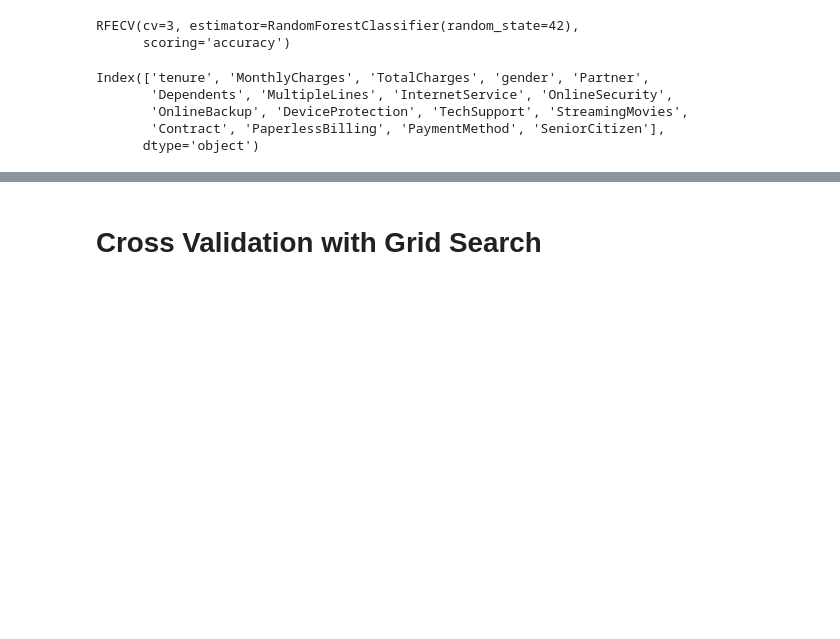
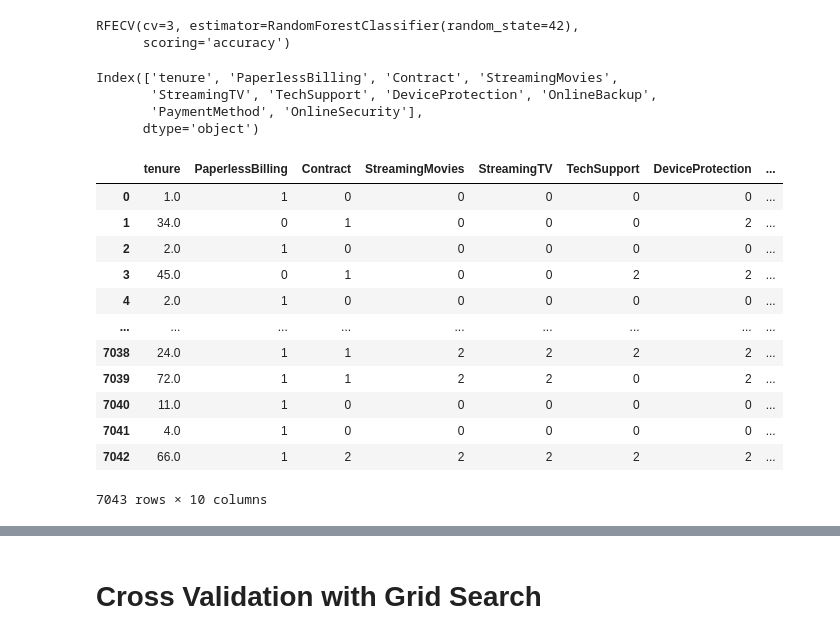
Before and after one commit to m4st3rch13f/09642025_Churning_Customers, a Jupyter notebook: Assignment_3_Churning_Customers_in_a_Telecoms_Company.ipynb, the cells around one changed output, grey strips where cells are left out. Drawn from its saved outputs; the diff is of its cells as text; code cells hidden in the pictures; blank space fills up the shorter version.

```diff
--- a/Assignment_3_Churning_Customers_in_a_Telecoms_Company.ipynb
+++ b/Assignment_3_Churning_Customers_in_a_Telecoms_Company.ipynb
@@ -280,8 +268,30 @@ selected_features = X.columns[support_mask]
-# %%
-selected_features
-# %% [output]
-Index(['tenure', 'MonthlyCharges', 'TotalCharges', 'gender', 'Partner',
-       'Dependents', 'MultipleLines', 'InternetService', 'OnlineSecurity',
-       'OnlineBackup', 'DeviceProtection', 'TechSupport', 'StreamingMovies',
-       'Contract', 'PaperlessBilling', 'PaymentMethod', 'SeniorCitizen'],
-      dtype='object')
+# %%
+top10_feature_indices = rfecv.ranking_.argsort()[:10]
+# %%
+selected_features = X_train.columns[top10_feature_indices]
+selected_features
+# %% [output]
+Index(['tenure', 'PaperlessBilling', 'Contract', 'StreamingMovies',
+       'StreamingTV', 'TechSupport', 'DeviceProtection', 'OnlineBackup',
+       'PaymentMethod', 'OnlineSecurity'],
+      dtype='object')
+# %%
+from sklearn.preprocessing import StandardScaler
+sc=StandardScaler()
+
+X = X[selected_features]
+X
+# %% [output]
+|  | tenure | PaperlessBilling | Contract | StreamingMovies | StreamingTV | TechSupport | DeviceProtection | ... |
+| 0 | 1.0 | 1 | 0 | 0 | 0 | 0 | 0 | ... |
+| 1 | 34.0 | 0 | 1 | 0 | 0 | 0 | 2 | ... |
+| 2 | 2.0 | 1 | 0 | 0 | 0 | 0 | 0 | ... |
+| 3 | 45.0 | 0 | 1 | 0 | 0 | 2 | 2 | ... |
+| 4 | 2.0 | 1 | 0 | 0 | 0 | 0 | 0 | ... |
+| ... | ... | ... | ... | ... | ... | ... | ... | ... |
+| 7038 | 24.0 | 1 | 1 | 2 | 2 | 2 | 2 | ... |
+| 7039 | 72.0 | 1 | 1 | 2 | 2 | 0 | 2 | ... |
+| 7040 | 11.0 | 1 | 0 | 0 | 0 | 0 | 0 | ... |
+| 7041 | 4.0 | 1 | 0 | 0 | 0 | 0 | 0 | ... |
+| 7042 | 66.0 | 1 | 2 | 2 | 2 | 2 | 2 | ... |
+7043 rows × 10 columns
```
Also changed, not shown: parts of 12 cells of this notebook.
